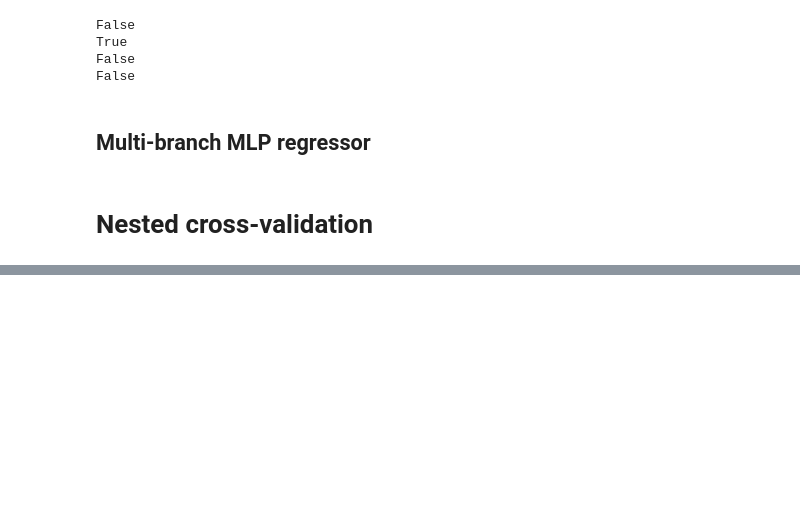
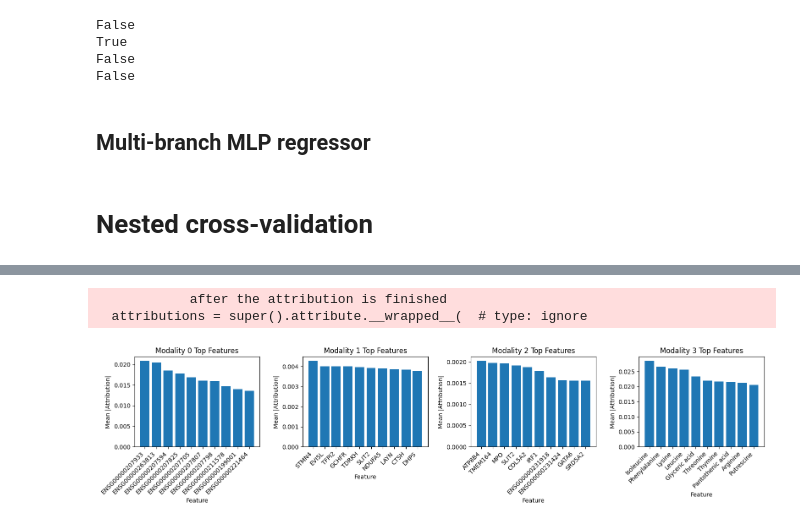
Before and after one commit to cgtc/multiomics_integration_publication, a Jupyter notebook: notebooks/mlp_regressor_with_missing_data.ipynb, the cells around one changed output, grey strips where cells are left out. Drawn from its saved outputs; the diff is of its cells as text; code cells hidden in the pictures; blank space fills up the shorter version.

Commit message:
updating with SHAP values

```diff
--- a/notebooks/mlp_regressor_with_missing_data.ipynb
+++ b/notebooks/mlp_regressor_with_missing_data.ipynb
@@ -376,0 +347,76 @@ NameError: name 'DeepLiftShap' is not defined
+# %%
+# === Compute DeepSHAP feature importances ===
+model.eval()
+all_feature_importances = []
+
+for branch_idx, branch in enumerate(model.branches):
+    # Separate feature and mask inputs for this branch
+    x_input = Xs_full[branch_idx]
+    m_input = Ms_full[branch_idx]
+
+    # Prepare baseline for features (all zeros)
+    baseline = torch.zeros_like(x_input)
+
+    # Wrap branch so Captum gets a single-output forward
+    class BranchWrapper(torch.nn.Module):
+        def __init__(self, branch):
+            super().__init__()
+            self.branch = branch
+
+        def forward(self, x, mask):
+            out = self.branch(x, mask)
+            if isinstance(out, tuple):
+                out = out[0]
+            return out
+
+    branch_wrapper = BranchWrapper(branch)
+    branch_wrapper.eval()
+
+    # Initialize DeepLiftShap explainer
+    explainer = DeepLiftShap(branch_wrapper)
+
+    # Compute attributions
+    attributions = explainer.attribute(
+        inputs=(x_input, m_input),
+        baselines=(baseline, m_input),
+        target=0
+    )
+
+    # Only take attributions for features, not mask
+    attr_np = attributions[0].detach().cpu().numpy()
+    feature_importance = np.mean(np.abs(attr_np), axis=0)
+    all_feature_importances.append(feature_importance)
+# %% [output]
+            after the attribution is finished
+  attributions = super().attribute.__wrapped__(  # type: ignore
+# %%
+modality_feature_names = [
+    list(miRNA_data.columns),
+    list(olink_data.columns),
+    list(scRNA_data.columns),
+    list(lcms_data.columns)
+]
+
+modality_names = ["miRNA", "Olink", "scRNA", "LCMS"]
+
+# === Plot top 10 features per modality ===
+num_modalities = len(model.branches)
+plt.figure(figsize=(4*num_modalities, 4))
+
+for i, feature_importance in enumerate(all_feature_importances):
+    feature_names = modality_feature_names[i] if 'modality_feature_names' in globals() else [f"F{j}" for j in range(len(feature_importance))]
+    top_idx = np.argsort(feature_importance)[-10:][::-1]
+    top_names = [feature_names[j] for j in top_idx]
+    top_values = feature_importance[top_idx]
+
+    plt.subplot(1, num_modalities, i+1)
+    plt.bar(range(len(top_idx)), top_values)
+    plt.xticks(range(len(top_idx)), top_names, rotation=45, ha='right')
+    plt.title(f"Modality {i} Top Features")
+    plt.xlabel("Feature")
+    plt.ylabel("Mean |Attribution|")
+
+plt.tight_layout()
+plt.show()
+# %% [output]
+[figure, added]
```
Also changed, not shown: parts of 6 cells of this notebook.
